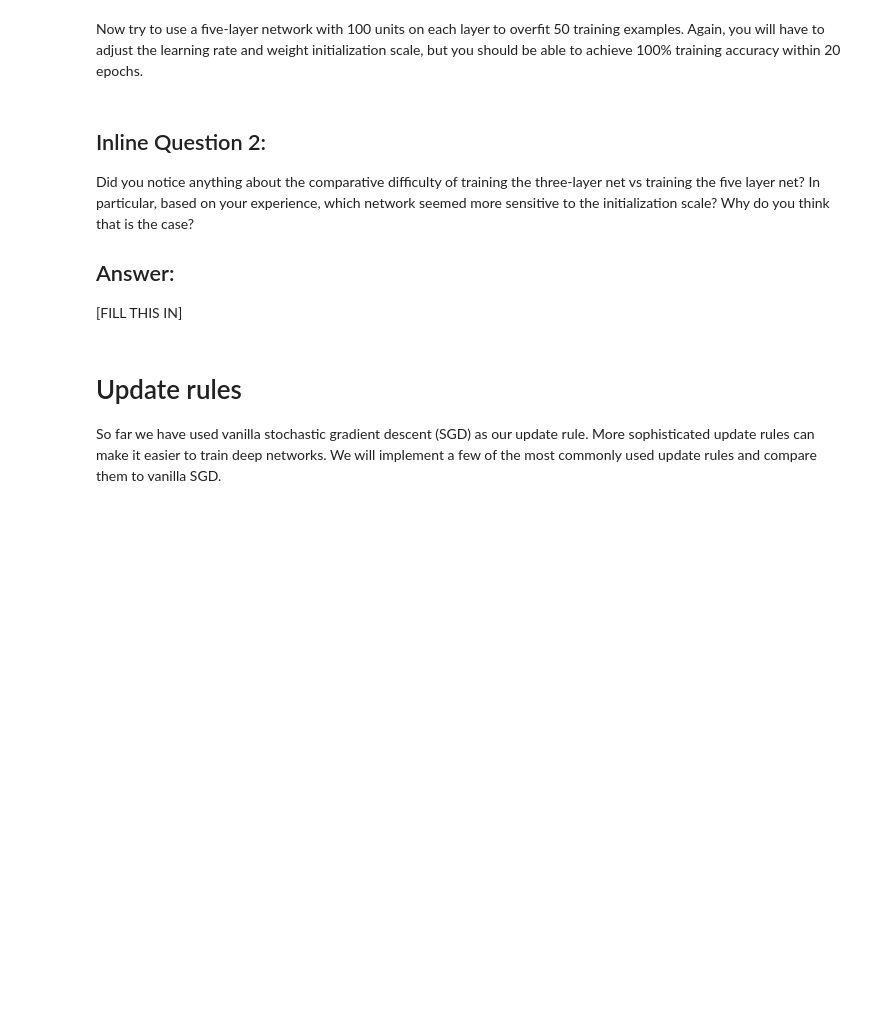
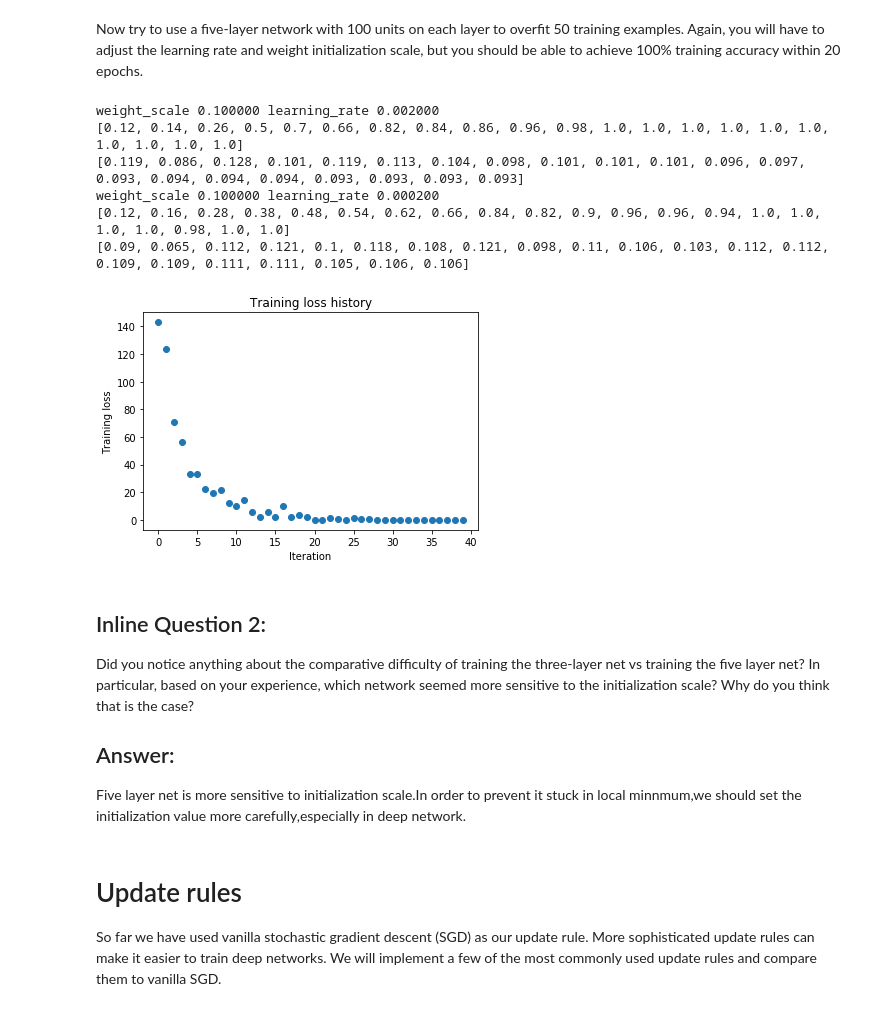
Before and after one commit to JPLAY0/CS231nAssignment, a Jupyter notebook: assignment2/FullyConnectedNets.ipynb, the cells around one changed output. Cells and saved outputs as stored; diff of their text form; code cells hidden in the pictures; blank space fills up the shorter version.

```diff
--- a/assignment2/FullyConnectedNets.ipynb
+++ b/assignment2/FullyConnectedNets.ipynb
@@ -378,39 +482,51 @@ Now try to use a five-layer network with 100 units on each layer to overfit 50 t
 # %%
 # TODO: Use a five-layer Net to overfit 50 training examples by
 # tweaking just the learning rate and initialization scale.
 
 num_train = 50
 small_data = {
   'X_train': data['X_train'][:num_train],
   'y_train': data['y_train'][:num_train],
   'X_val': data['X_val'],
   'y_val': data['y_val'],
 }
-
-learning_rate = 2e-3  # Experiment with this!
-weight_scale = 1e-5   # Experiment with this!
-model = FullyConnectedNet([100, 100, 100, 100],
-                weight_scale=weight_scale, dtype=np.float64)
-solver = Solver(model, small_data,
-                print_every=10, num_epochs=20, batch_size=25,
-                update_rule='sgd',
-                optim_config={
-                  'learning_rate': learning_rate,
-                }
-         )
-solver.train()
+weight_scales=[1e-1]
+learning_rates=[2e-3,2e-4]
+for learning_rate in learning_rates:
+    for weight_scale in weight_scales:
+        model = FullyConnectedNet([100, 100, 100, 100],
+                        weight_scale=weight_scale, dtype=np.float64)
+        solver = Solver(model, small_data,
+                        print_every=10, num_epochs=20, batch_size=25,
+                        update_rule='sgd',verbose=False,
+                        optim_config={
+                          'learning_rate': learning_rate,
+                        }
+                 )
+        solver.train()
+        print("weight_scale %f learning_rate %f "%(weight_scale,learning_rate))
+        print(solver.train_acc_history)
+        print(solver.val_acc_history)
 
 plt.plot(solver.loss_history, 'o')
 plt.title('Training loss history')
 plt.xlabel('Iteration')
 plt.ylabel('Training loss')
 plt.show()
+# %% [output]
+weight_scale 0.100000 learning_rate 0.002000
+[0.12, 0.14, 0.26, 0.5, 0.7, 0.66, 0.82, 0.84, 0.86, 0.96, 0.98, 1.0, 1.0, 1.0, 1.0, 1.0, 1.0, 1.0, 1.0, 1.0, 1.0]
+[0.119, 0.086, 0.128, 0.101, 0.119, 0.113, 0.104, 0.098, 0.101, 0.101, 0.101, 0.096, 0.097, 0.093, 0.094, 0.094, 0.094, 0.093, 0.093, 0.093, 0.093]
+weight_scale 0.100000 learning_rate 0.000200
+[0.12, 0.16, 0.28, 0.38, 0.48, 0.54, 0.62, 0.66, 0.84, 0.82, 0.9, 0.96, 0.96, 0.94, 1.0, 1.0, 1.0, 1.0, 0.98, 1.0, 1.0]
+[0.09, 0.065, 0.112, 0.121, 0.1, 0.118, 0.108, 0.121, 0.098, 0.11, 0.106, 0.103, 0.112, 0.112, 0.109, 0.109, 0.111, 0.111, 0.105, 0.106, 0.106]
+[figure, added]
 # %% [markdown]
 ## Inline Question 2:
 Did you notice anything about the comparative difficulty of training the three-layer net vs training the five layer net? In particular, based on your experience, which network seemed more sensitive to the initialization scale? Why do you think that is the case?
 
 ## Answer:
-[FILL THIS IN]
+Five layer net is more sensitive to initialization scale.In order to prevent it stuck in local minnmum,we should set the initialization value more carefully,especially in deep network.
 # %% [markdown]
 # Update rules
 So far we have used vanilla stochastic gradient descent (SGD) as our update rule. More sophisticated update rules can make it easier to train deep networks. We will implement a few of the most commonly used update rules and compare them to vanilla SGD.
```
Also changed, not shown: parts of 20 cells of this notebook, 5 other files.
